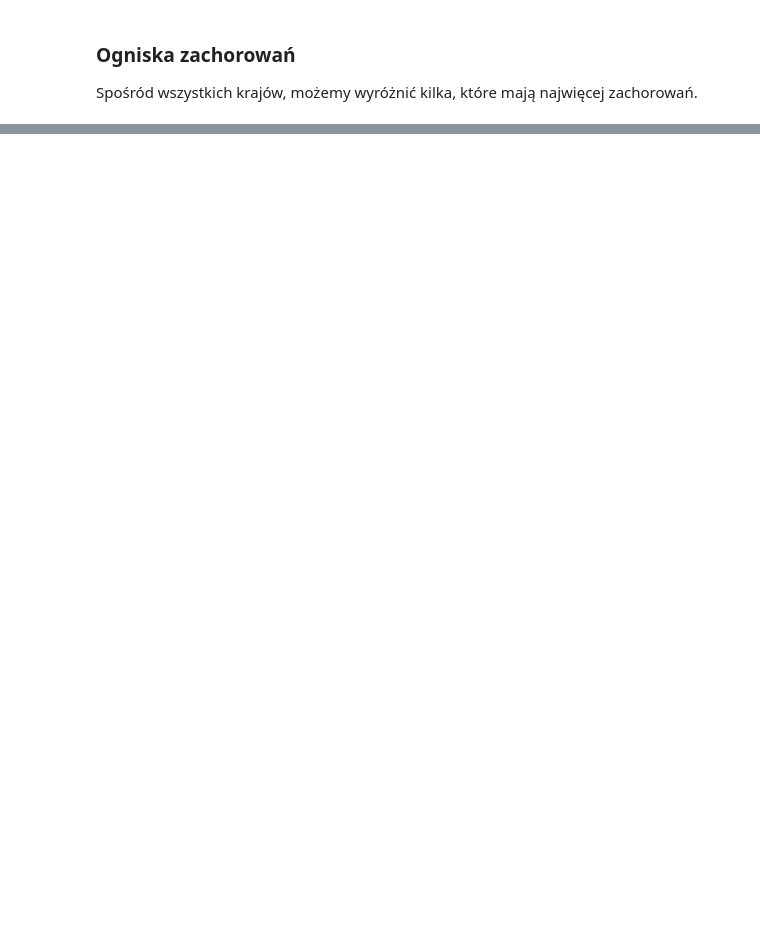
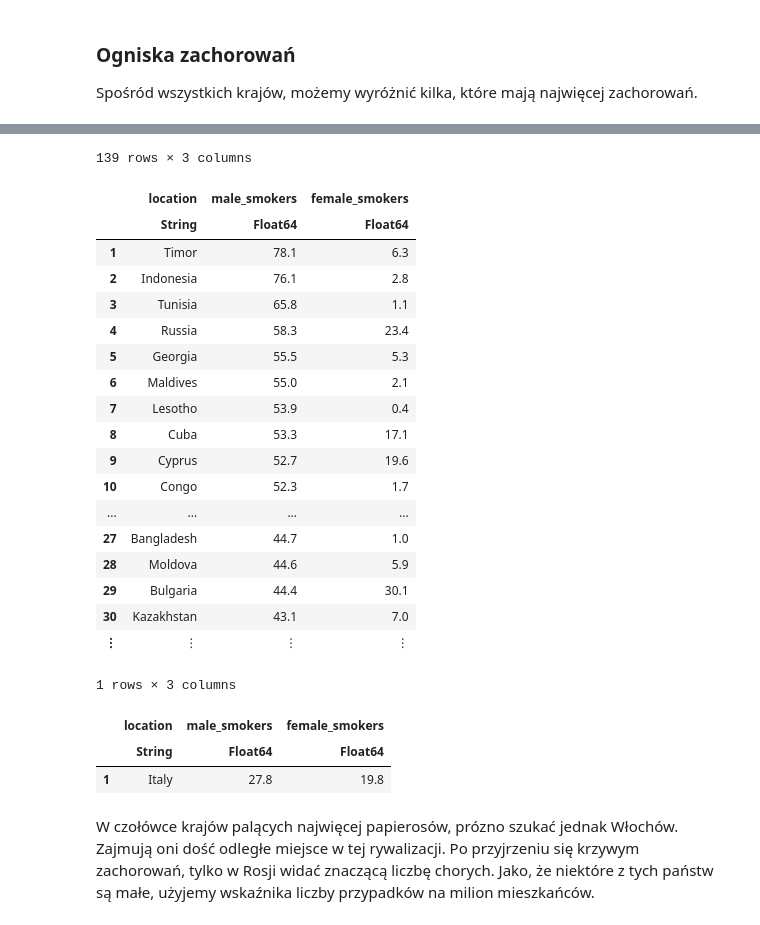
Before and after one commit to wstryc/Wizualizacja-COVID-19, a Jupyter notebook: projekt.ipynb, the cells around one changed output, grey strips where cells are left out. Cells and saved outputs as stored; diff of their text form; code cells hidden in the pictures; blank space fills up the shorter version.

```diff
--- a/projekt.ipynb
+++ b/projekt.ipynb
@@ -161,0 +197,32 @@ plot(p1,p2, p3, p4, layout=4, size=size=(950,570), tight_layout=true, margin=20p
+# %%
+cigarettes = covid[:, [:location, :male_smokers, :female_smokers]] |> unique |> dropmissing
+
+cigarettes_sorted = sort!(cigarettes, [:male_smokers, :female_smokers], rev=true) |> display
+
+cigarettes[cigarettes[:location] .== ["Italy", ], :]
+# %% [output]
+139 rows × 3 columns
+|  | location | male_smokers | female_smokers |
+|  | String | Float64 | Float64 |
+| 1 | Timor | 78.1 | 6.3 |
+| 2 | Indonesia | 76.1 | 2.8 |
+| 3 | Tunisia | 65.8 | 1.1 |
+| 4 | Russia | 58.3 | 23.4 |
+| 5 | Georgia | 55.5 | 5.3 |
+| 6 | Maldives | 55.0 | 2.1 |
+| 7 | Lesotho | 53.9 | 0.4 |
+| 8 | Cuba | 53.3 | 17.1 |
+| 9 | Cyprus | 52.7 | 19.6 |
+| 10 | Congo | 52.3 | 1.7 |
+| ... | ... | ... | ... |
+| 27 | Bangladesh | 44.7 | 1.0 |
+| 28 | Moldova | 44.6 | 5.9 |
+| 29 | Bulgaria | 44.4 | 30.1 |
+| 30 | Kazakhstan | 43.1 | 7.0 |
+| ⋮ | ⋮ | ⋮ | ⋮ |
+1 rows × 3 columns
+|  | location | male_smokers | female_smokers |
+|  | String | Float64 | Float64 |
+| 1 | Italy | 27.8 | 19.8 |
+# %% [markdown]
+W czołówce krajów palących najwięcej papierosów, prózno szukać jednak Włochów. Zajmują oni dość odległe miejsce w tej rywalizacji. Po przyjrzeniu się krzywym zachorowań, tylko w Rosji widać znaczącą liczbę chorych. Jako, że niektóre z tych państw są małe, użyjemy wskaźnika liczby przypadków na milion mieszkańców.
```
Also changed, not shown: parts of 20 cells of this notebook.
